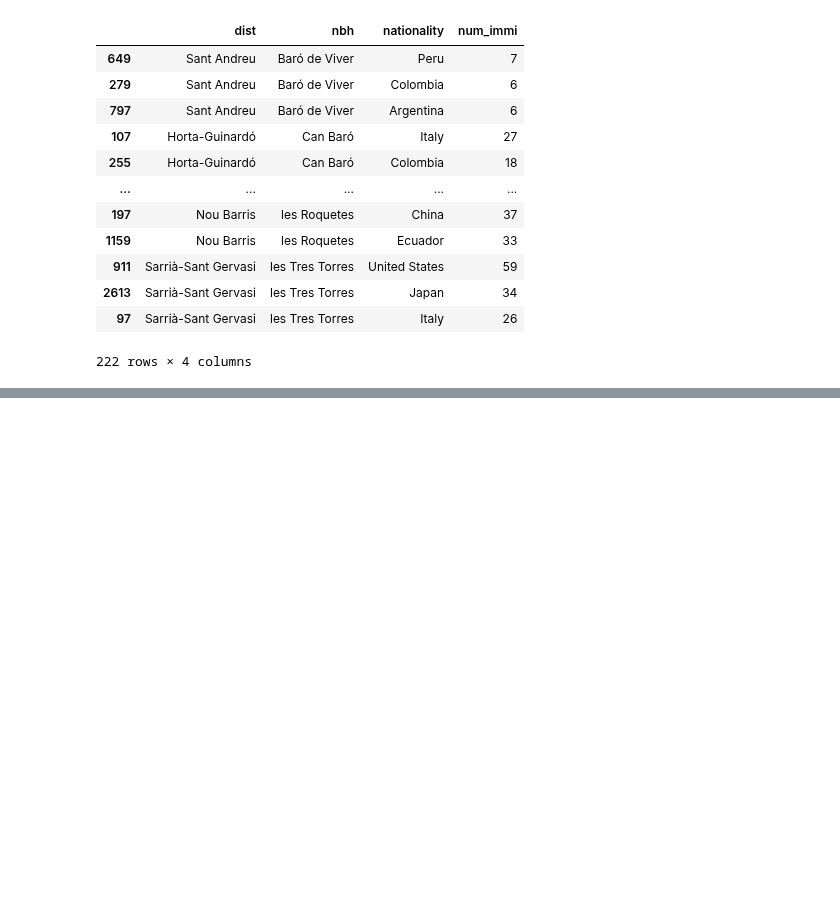
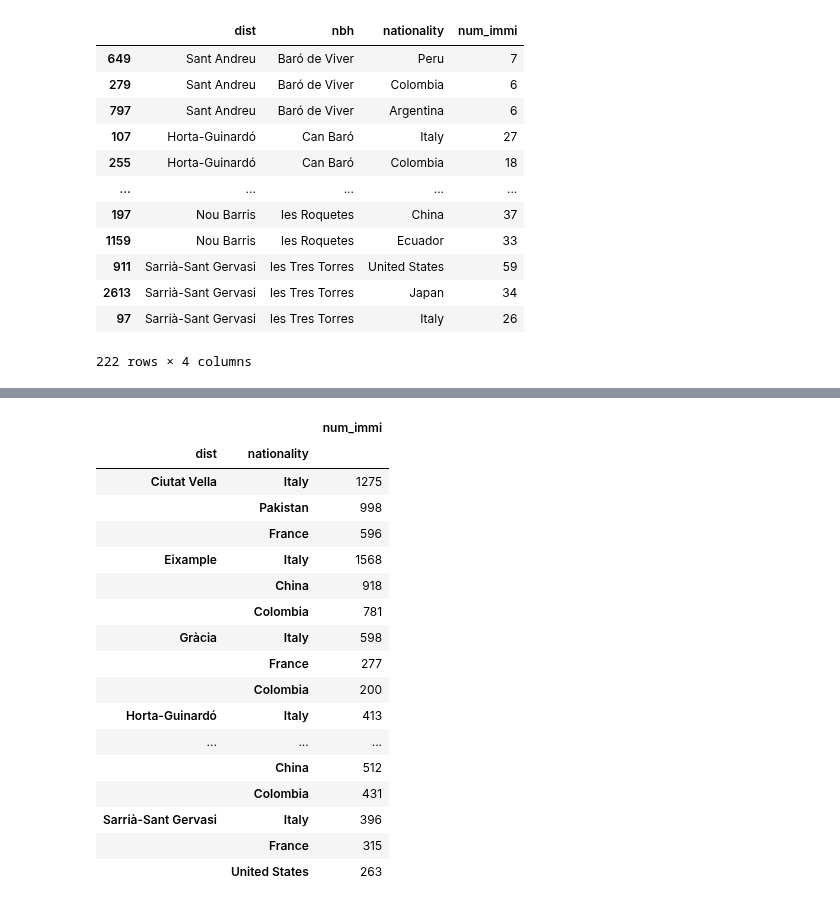
Before and after one commit to ta-data-bcn/Project-Week-2-Barcelona, a Jupyter notebook: your-project/immigration.ipynb, the cells around one changed output, grey strips where cells are left out. Saved outputs shown, nothing was run; the diff lists cells and outputs as text; code cells hidden in the pictures; blank space fills up the shorter version.

```diff
--- a/your-project/immigration.ipynb
+++ b/your-project/immigration.ipynb
@@ -216,0 +312,5 @@ immi_dist
+# %%
+# Ordering immi dataset by district, not including Spain
+immi_dist_foreign = immi_foreign.groupby(["dist","nationality"])["num_immi"].sum()
+immi_dist_foreign = immi_dist_foreign.to_frame()
+immi_dist_foreign
@@ -216,0 +332,22 @@ immi_dist
+# %%
+# Top 5 most frequent immigrant nationality by District, including Spain
+immi_dist_foreign.groupby('dist', group_keys=False).apply(lambda x: x.nlargest(3, "num_immi"))
+# %% [output]
+|  |  | num_immi |
+| dist | nationality |  |
+| Ciutat Vella | Italy | 1275 |
+|  | Pakistan | 998 |
+|  | France | 596 |
+| Eixample | Italy | 1568 |
+|  | China | 918 |
+|  | Colombia | 781 |
+| Gràcia | Italy | 598 |
+|  | France | 277 |
+|  | Colombia | 200 |
+| Horta-Guinardó | Italy | 413 |
+| ... | ... | ... |
+|  | China | 512 |
+|  | Colombia | 431 |
+| Sarrià-Sant Gervasi | Italy | 396 |
+|  | France | 315 |
+|  | United States | 263 |
```
Also changed, not shown: parts of 36 cells of this notebook, 4 other files.
